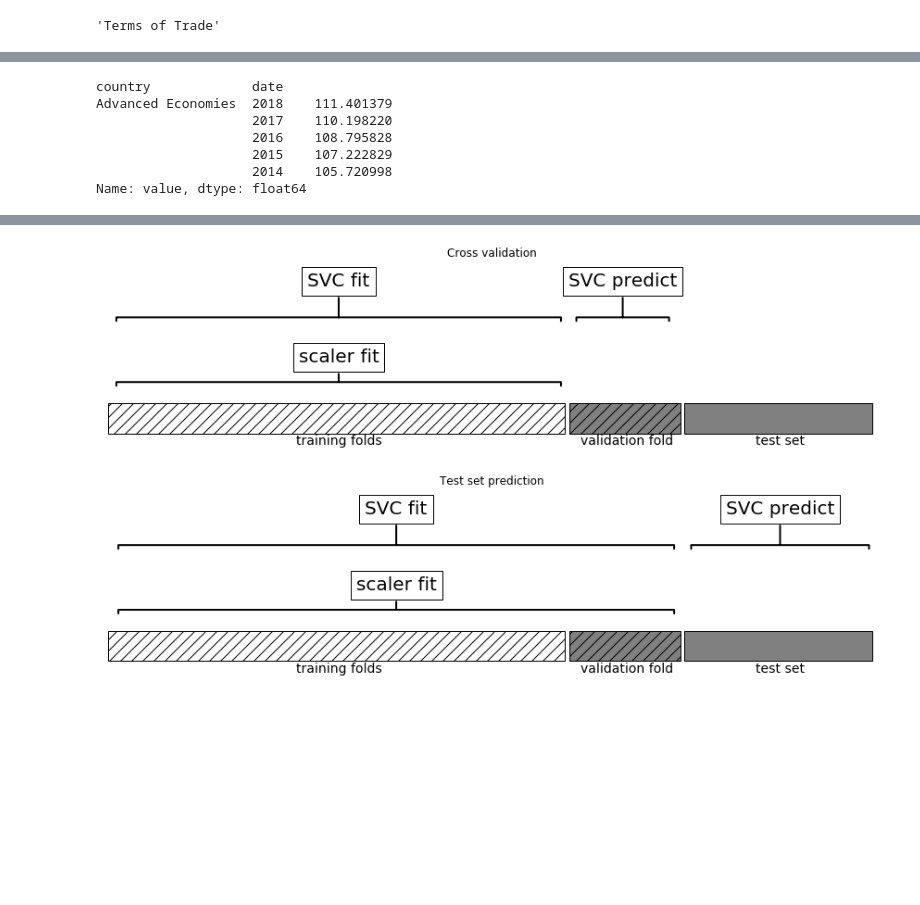
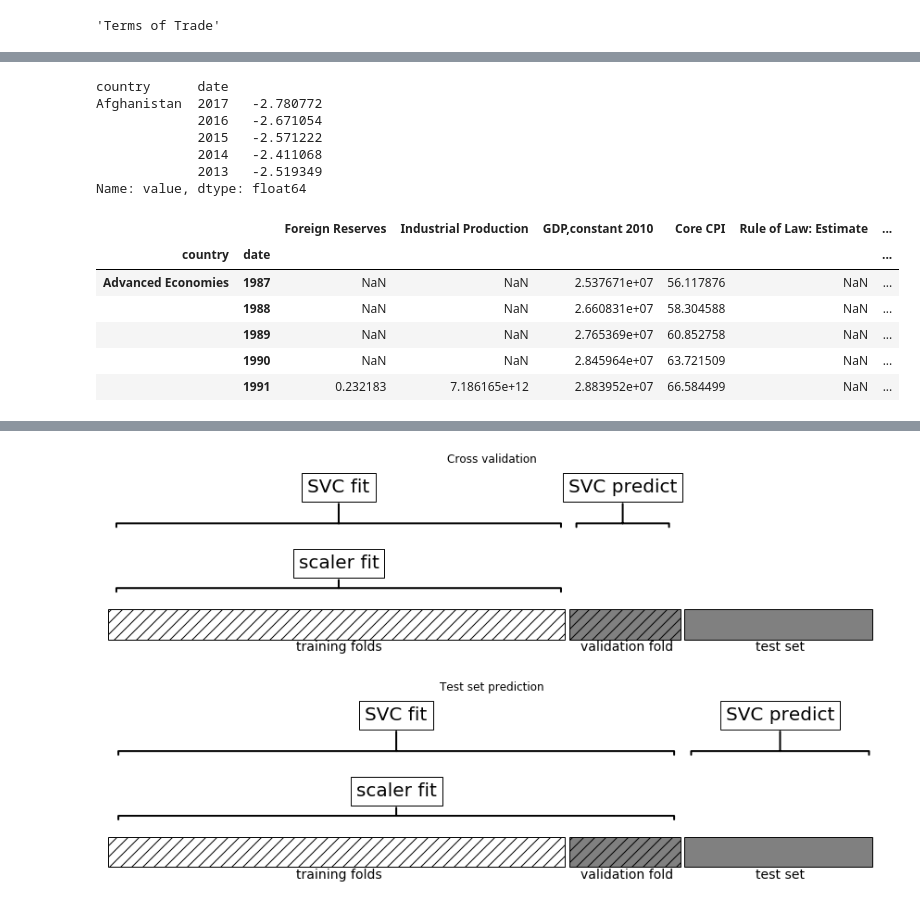
Before and after one commit to Walras-data/countryrisk, a Jupyter notebook: countryriskpipeline.ipynb, the cells around one changed output, grey strips where cells are left out. Saved outputs shown, nothing was run; the diff lists cells and outputs as text; code cells hidden in the pictures; blank space fills up the shorter version.

```diff
--- a/countryriskpipeline.ipynb
+++ b/countryriskpipeline.ipynb
@@ -177,13 +143,13 @@ dictionary['TOT']
 # %%
 ### Building dataframe from APIs
 
-datinho = wbdata.get_data('CORESA', country="ALL", pandas = True)
+datinho = wbdata.get_data('PV.EST', country="all", pandas = True)
 datinho.head()
 # %% [output]
-country             date
-Advanced Economies  2018    111.401379
-                    2017    110.198220
-                    2016    108.795828
-                    2015    107.222829
-                    2014    105.720998
+country      date
+Afghanistan  2017   -2.780772
+             2016   -2.671054
+             2015   -2.571222
+             2014   -2.411068
+             2013   -2.519349
 Name: value, dtype: float64
@@ -189,0 +160,28 @@ Name: value, dtype: float64
+# %%
+### Creating indicator to input into api
+
+indicator={'IMPCOV':'Foreign Reserves',
+       'IPTOTSAKD':'Industrial Production',
+       'NYGDPMKTPSAKD':'GDP,constant 2010',
+       'CORESA':'Core CPI',
+       'RL.EST':'Rule of Law: Estimate',
+       'PV.EST':'Political Stability and Absence of Violence/Terrorism: Estimate',
+       'NEER':'Nominal Effecive Exchange Rate',
+       'DSTKMKTXD':'Stock Markets USD',
+       'EMBIG':'J.P. Morgan Emerging Markets Bond Spread'
+    }
+# %%
+### Building dataframe from APIs
+
+df=wbdata.get_dataframe(indicator,country='all')
+# %%
+# inspecting dataframe
+df.head()
+# %% [output]
+|  |  | Foreign Reserves | Industrial Production | GDP,constant 2010 | Core CPI | Rule of Law: Estimate | ... |
+| country | date |  |  |  |  |  | ... |
+| Advanced Economies | 1987 | NaN | NaN | 2.537671e+07 | 56.117876 | NaN | ... |
+|  | 1988 | NaN | NaN | 2.660831e+07 | 58.304588 | NaN | ... |
+|  | 1989 | NaN | NaN | 2.765369e+07 | 60.852758 | NaN | ... |
+|  | 1990 | NaN | NaN | 2.845964e+07 | 63.721509 | NaN | ... |
+|  | 1991 | 0.232183 | 7.186165e+12 | 2.883952e+07 | 66.584499 | NaN | ... |
```
Also changed, not shown: parts of 25 cells of this notebook.
